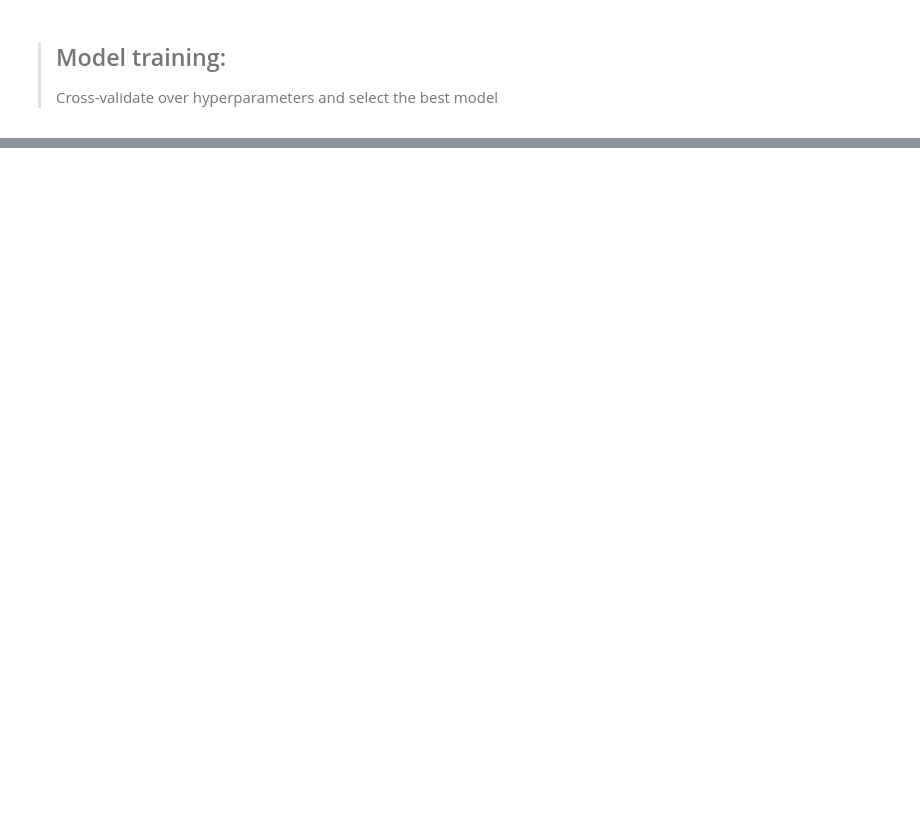
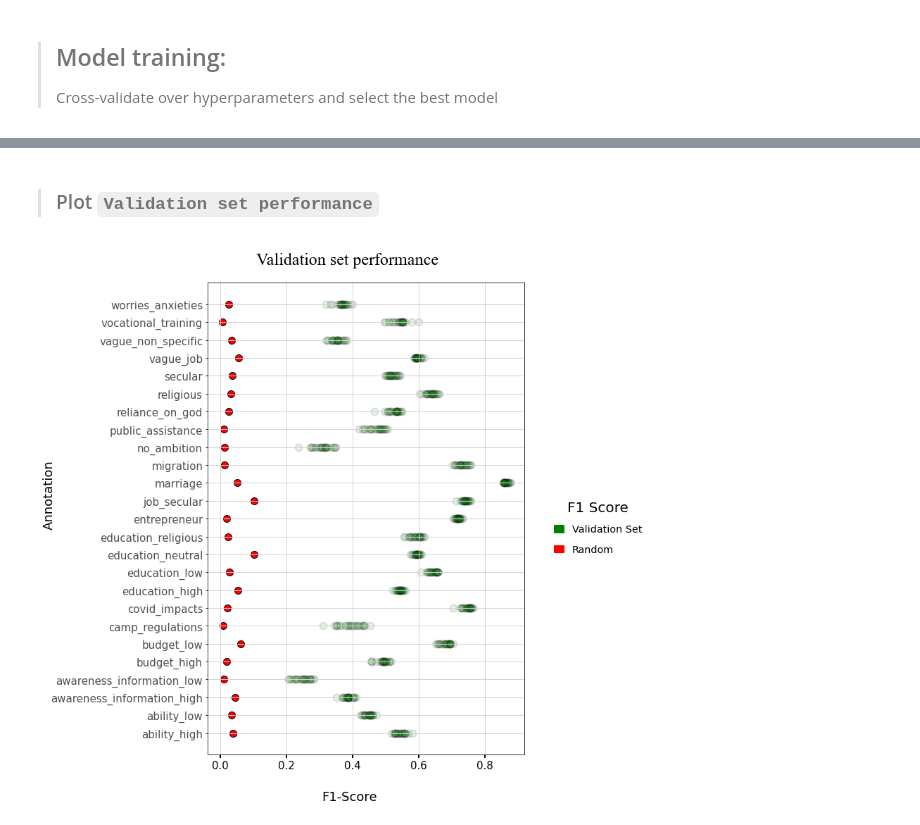
Before and after one commit to worldbank/iQual, a Jupyter notebook: notebooks/Model-Bootstrap.ipynb, the cells around one changed output, grey strips where cells are left out. Drawn from its saved outputs; the diff is of its cells as text; code cells hidden in the pictures; blank space fills up the shorter version.

```diff
--- a/notebooks/Model-Bootstrap.ipynb
+++ b/notebooks/Model-Bootstrap.ipynb
@@ -197,0 +271,59 @@ param_dfs
+# %%
+### F1 score using random predictions --> sparsity of variable
+random_f1_dict = dict(human_coded_df[code_variables].mean())
+# %% [markdown]
+> ### Plot `Validation set performance`
+# %%
+import matplotlib.patches as mpatches
+fig, ax = plt.subplots(figsize=(10,12))
+
+# Title
+fig.suptitle("Validation set performance", x=0.4, y=0.95, fontfamily='Times New Roman',fontsize=24,)
+
+# X-axis
+ax.scatter(y=cv_df['annotation'],
+           x=cv_df['mean_test_f1'],
+           marker='o', s=100, ec='k',lw=2,color='g', alpha=0.1,
+           label='Validation Set'
+
+          )
+ax.scatter(y=list(random_f1_dict.keys()),
+           x=list(random_f1_dict.values()),
+           marker='o',s=100,ec='k',lw=1,color='r',alpha=1,
+           label='Random'
+          )
+
+# Y-axis
+ax.set_yticks(cv_df['annotation'].unique())
+ax.set_yticklabels(cv_df['annotation'].unique(), fontsize=16, fontweight='light')
+ax.grid(True, lw=1, c='lightgray')
+
+# X-axis
+ax.tick_params(axis='x',labelsize=15, length=5, width=2)
+# Y-axis
+ax.tick_params(axis='y',labelsize=15, labelcolor='#4e4e4e')
+
+# X-axis label
+fig.text(0.35, 0.05, "F1-Score",fontsize=18)
+# Y-axis label
+fig.text(-0.2, 0.5,'Annotation',rotation='vertical',fontsize=18)
+
+# Legend
+patches = [
+    mpatches.Patch(color='green', label='Validation Set'),
+    mpatches.Patch(color='red', label='Random'),
+          ]
+
+fig.legend(handles=patches,
+          title='F1 Score',
+          title_fontsize=20,
+          ncol=1,labelspacing=1,handlelength=1,
+          loc='center right',frameon=False,
+          fontsize='x-large',
+         )
+
+# Figure
+plt.subplots_adjust(top=0.9,right=0.75)
+plt.show()
+# %% [output]
+[figure, added]
```
Also changed, not shown: parts of 13 cells of this notebook, 3 other files.
